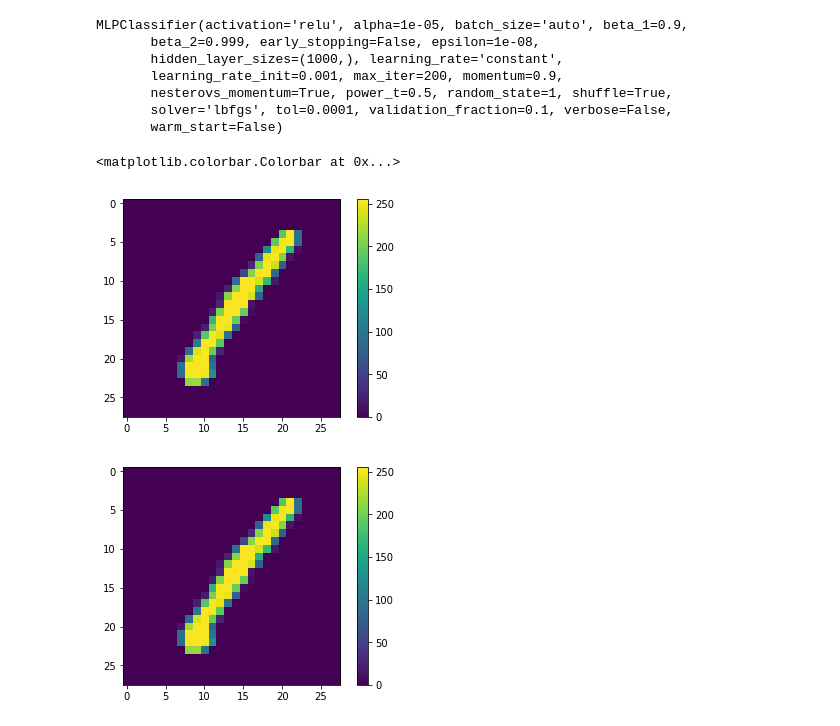
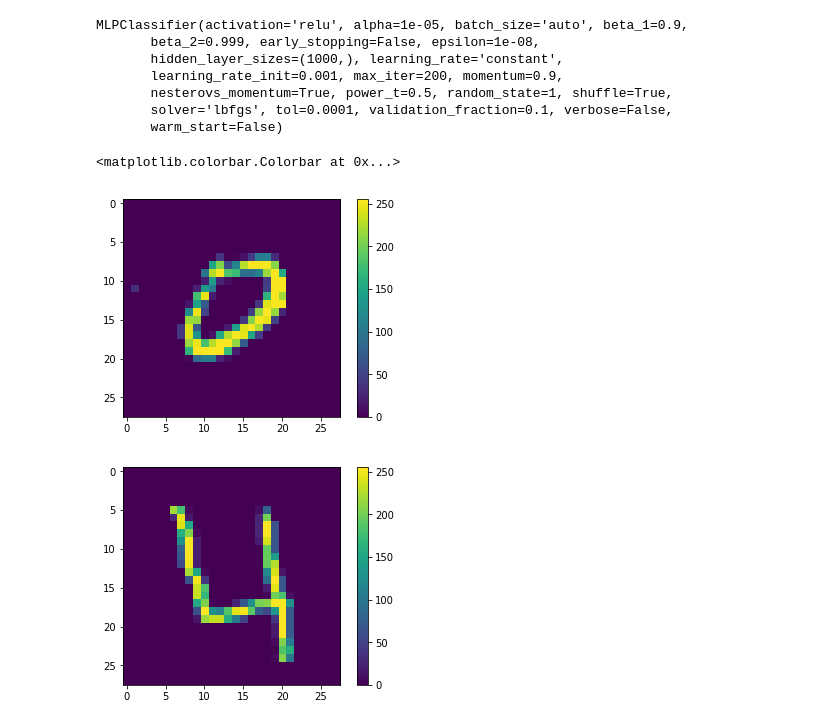
Before and after one commit to shalundia/Kaggle, a Jupyter notebook: digit-recognizer/Untitled.ipynb, the cells around one changed output. Cells and saved outputs as stored; diff of their text form; code cells hidden in the pictures.

```diff
--- a/digit-recognizer/Untitled.ipynb
+++ b/digit-recognizer/Untitled.ipynb
@@ -1,8 +1,5 @@
 # %%
 from sklearn.neural_network import MLPClassifier
 import pandas as pd
-import numpy as np
 
-data=np.loadtxt(open('test.csv', "rb"), delimiter=",", skiprows=1)
-
-data.shape
+data=pd.read_csv('train.csv')
@@ -59,15 +37,15 @@ sub.to_csv("submission.csv",index=False)
 import matplotlib.pyplot as plt
 import numpy as np
 plt.figure()
-plt.imshow(np.array(train.iloc[0]).reshape(28,28))
+plt.imshow(np.array(test.iloc[3]).reshape(28,28))
 
 plt.colorbar()
 # %% [output]
 <matplotlib.colorbar.Colorbar at 0x...>
-[figure, old version]
+[figure, new version]
 # %%
-plt.imshow(np.array(train.iloc[0]).reshape(28,28))
+plt.imshow(np.array(train.iloc[3]).reshape(28,28))
 plt.colorbar()
 plt.gca().grid(False)
 # %% [output]
-[figure, old version]
+[figure, new version]
```
Also changed, not shown: parts of 4 cells of this notebook.
